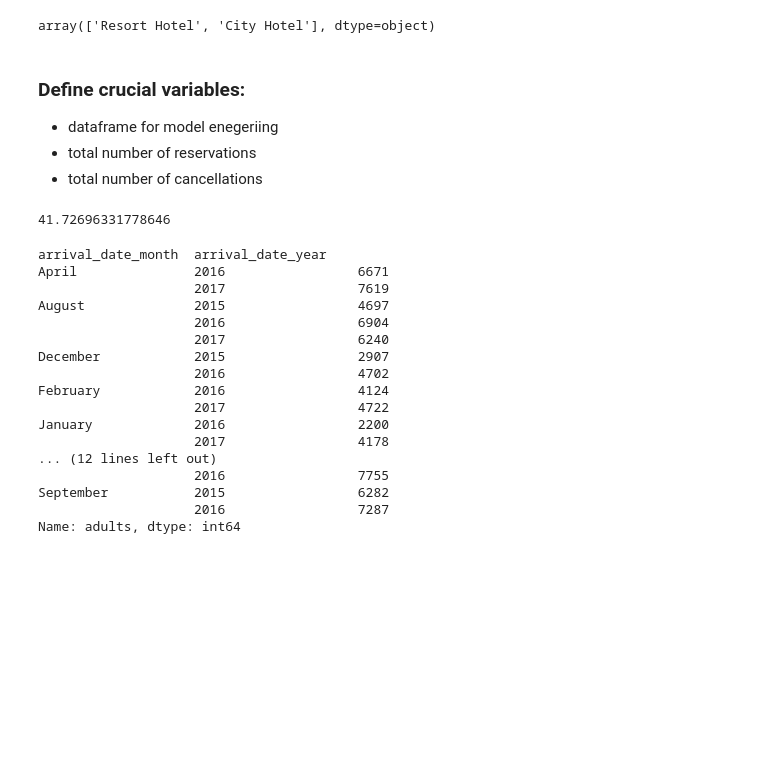
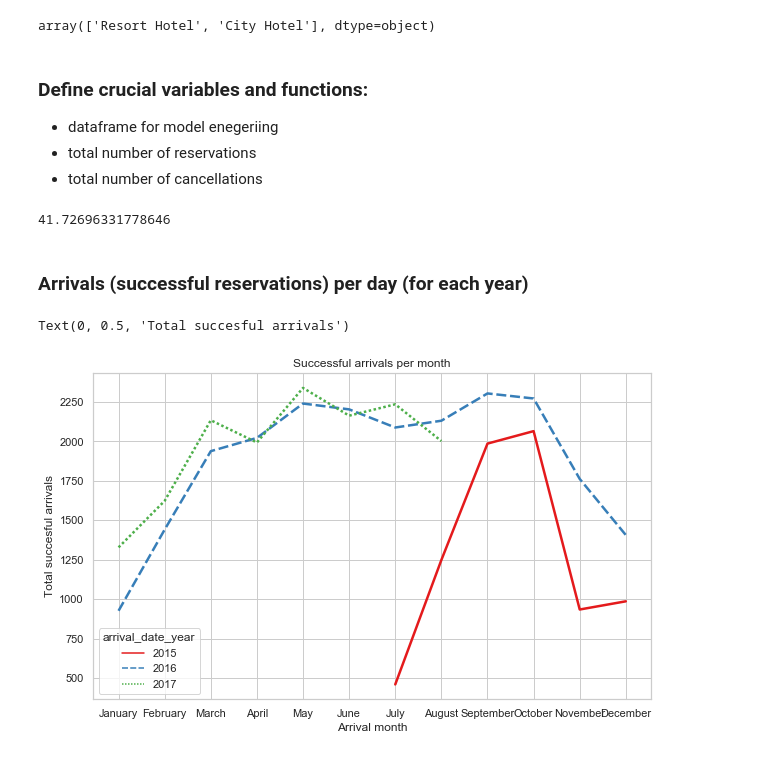
Before and after one commit to kajetansygula/Cancellation-prediction, a Jupyter notebook: Cancellation prediction.ipynb, the cells around one changed output. Saved outputs shown, nothing was run; the diff lists cells and outputs as text; code cells hidden in the pictures; blank space fills up the shorter version.

```diff
--- a/Cancellation prediction.ipynb
+++ b/Cancellation prediction.ipynb
@@ -18,10 +16,20 @@ The dataframe will be divided based on hotel type. My plan is to train model bas
 * Correlation analysis
 # %%
 import pandas as pd
+
 import matplotlib.pyplot as plt
-import seaborn as sns
 %matplotlib inline
 
+import seaborn as sns
+sns.set()
+sns.set_palette(sns.color_palette('Set1'))
+sns.set_style("whitegrid")
+
+import numpy as np
+
+import warnings
+warnings.filterwarnings('ignore')
+
 df = pd.read_csv("hotel_bookings.csv")
 # %%
 df.info()
@@ -52,7 +60,7 @@ df.hotel.unique()
 # %% [output]
 array(['Resort Hotel', 'City Hotel'], dtype=object)
 # %% [markdown]
-### Define crucial variables:
+### Define crucial variables and functions:
 - dataframe for model enegeriing
 - total number of reservations
 - total number of cancellations
@@ -63,28 +71,24 @@ city_df = df[df['hotel'] == 'City Hotel'].reset_index(drop=True)
 total_reservation = city_df.shape[0]
 #Total number of cancelled bookings
 total_cancelled = city_df[city_df['is_canceled'] == 1].shape[0]
-#Adding total guests (adults + children (without babies)) to the dataframe
+#Months list
+months = ["January", "February", "March", "April", "May", "June", "July", "August", "September", "October", "November", "December"]
 
 total_cancelled/total_reservation*100
 # %% [output]
 41.72696331778646
-# %%
-city_df.groupby(['arrival_date_month','arrival_date_year'])['adults'].sum()
-# %% [output]
-arrival_date_month  arrival_date_year
-April               2016                 6671
-                    2017                 7619
-August              2015                 4697
-                    2016                 6904
-                    2017                 6240
-December            2015                 2907
-                    2016                 4702
-February            2016                 4124
-                    2017                 4722
-January             2016                 2200
-                    2017                 4178
-... (12 lines left out)
-                    2016                 7755
-September           2015                 6282
-                    2016                 7287
-Name: adults, dtype: int64
+# %% [markdown]
+### Arrivals (successful reservations) per day (for each year)
+# %%
+arrivals_df = pd.DataFrame(city_df[city_df['is_canceled']==0].groupby(['arrival_date_month','arrival_date_year'])['hotel'].count().unstack(level=1))
+arrivals_df.index = pd.CategoricalIndex(arrivals_df.index, categories=months, ordered=True)
+arrivals_df = arrivals_df.sort_index().rename_axis(None)
+# %%
+plt.figure(figsize=(10,6))
+ax = sns.lineplot(data=arrivals_df, linewidth=2.5)
+ax.set_title('Successful arrivals per month')
+ax.set_xlabel('Arrival month')
+ax.set_ylabel('Total succesful arrivals')
+# %% [output]
+Text(0, 0.5, 'Total succesful arrivals')
+[figure, added]
```
Also changed, not shown: parts of 22 cells of this notebook.
